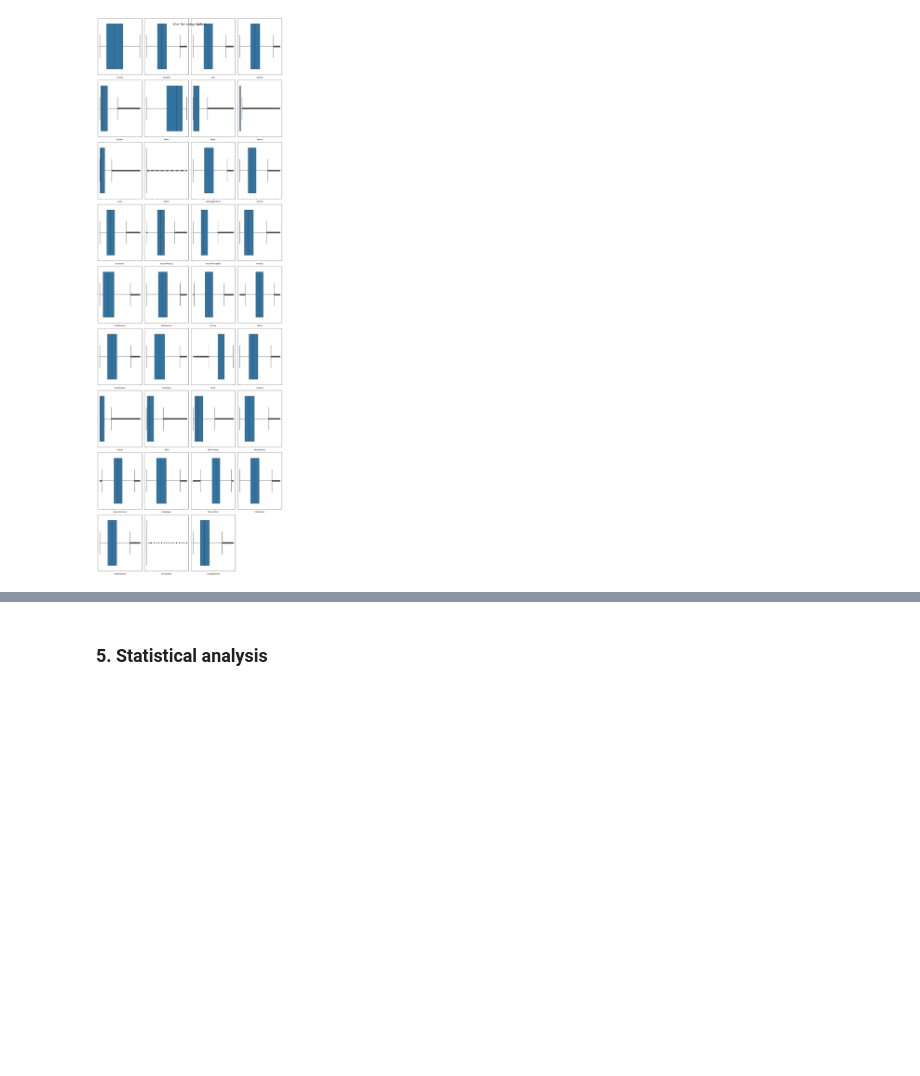
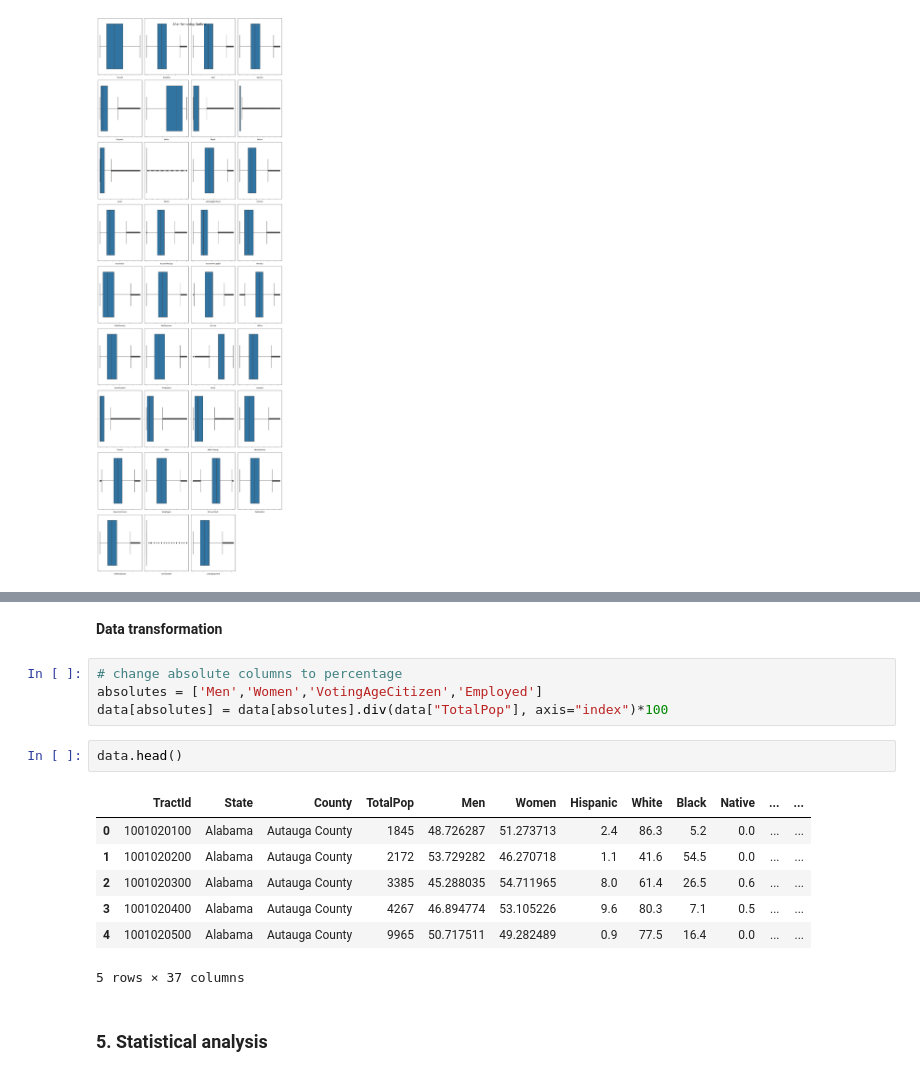
Before and after one commit to MiKueen/US-Census-Analysis, a Jupyter notebook: notebook.ipynb, the cells around one changed output, grey strips where cells are left out. Drawn from its saved outputs; the diff is of its cells as text; blank space fills up the shorter version.

```diff
--- a/notebook.ipynb
+++ b/notebook.ipynb
@@ -343,3 +386,19 @@ data.shape
+# %% [markdown]
+**Data transformation**
+# %%
+# change absolute columns to percentage
+absolutes = ['Men','Women','VotingAgeCitizen','Employed']
+data[absolutes] = data[absolutes].div(data["TotalPop"], axis="index")*100
+# %%
+data.head()
+# %% [output]
+|  | TractId | State | County | TotalPop | Men | Women | Hispanic | White | Black | Native | ... | ... |
+| 0 | 1001020100 | Alabama | Autauga County | 1845 | 48.726287 | 51.273713 | 2.4 | 86.3 | 5.2 | 0.0 | ... | ... |
+| 1 | 1001020200 | Alabama | Autauga County | 2172 | 53.729282 | 46.270718 | 1.1 | 41.6 | 54.5 | 0.0 | ... | ... |
+| 2 | 1001020300 | Alabama | Autauga County | 3385 | 45.288035 | 54.711965 | 8.0 | 61.4 | 26.5 | 0.6 | ... | ... |
+| 3 | 1001020400 | Alabama | Autauga County | 4267 | 46.894774 | 53.105226 | 9.6 | 80.3 | 7.1 | 0.5 | ... | ... |
+| 4 | 1001020500 | Alabama | Autauga County | 9965 | 50.717511 | 49.282489 | 0.9 | 77.5 | 16.4 | 0.0 | ... | ... |
+5 rows × 37 columns
 # %% [markdown]
 ### 5. Statistical analysis
 # %%
```
Also changed, not shown: parts of 41 cells of this notebook, 1 other file.
